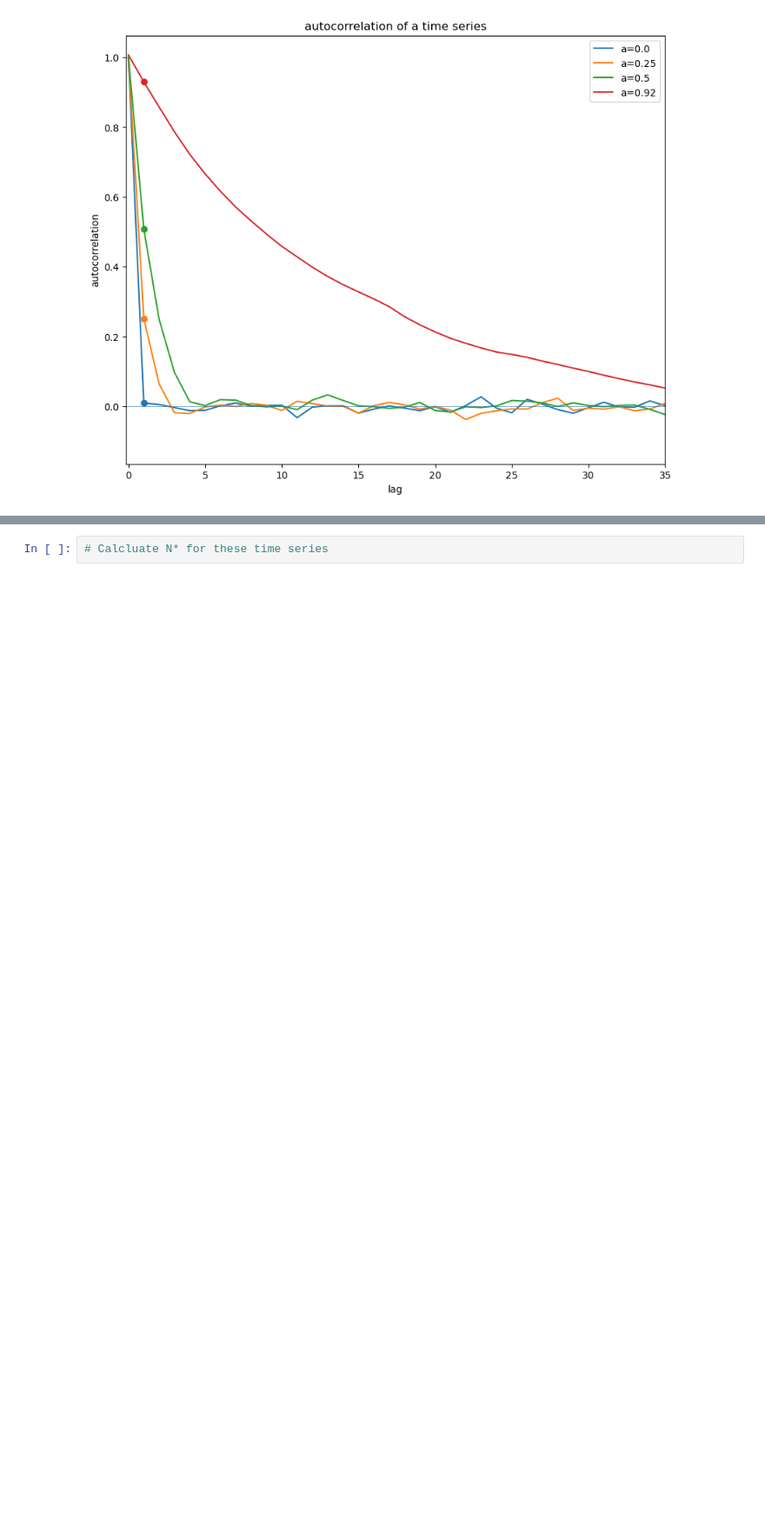
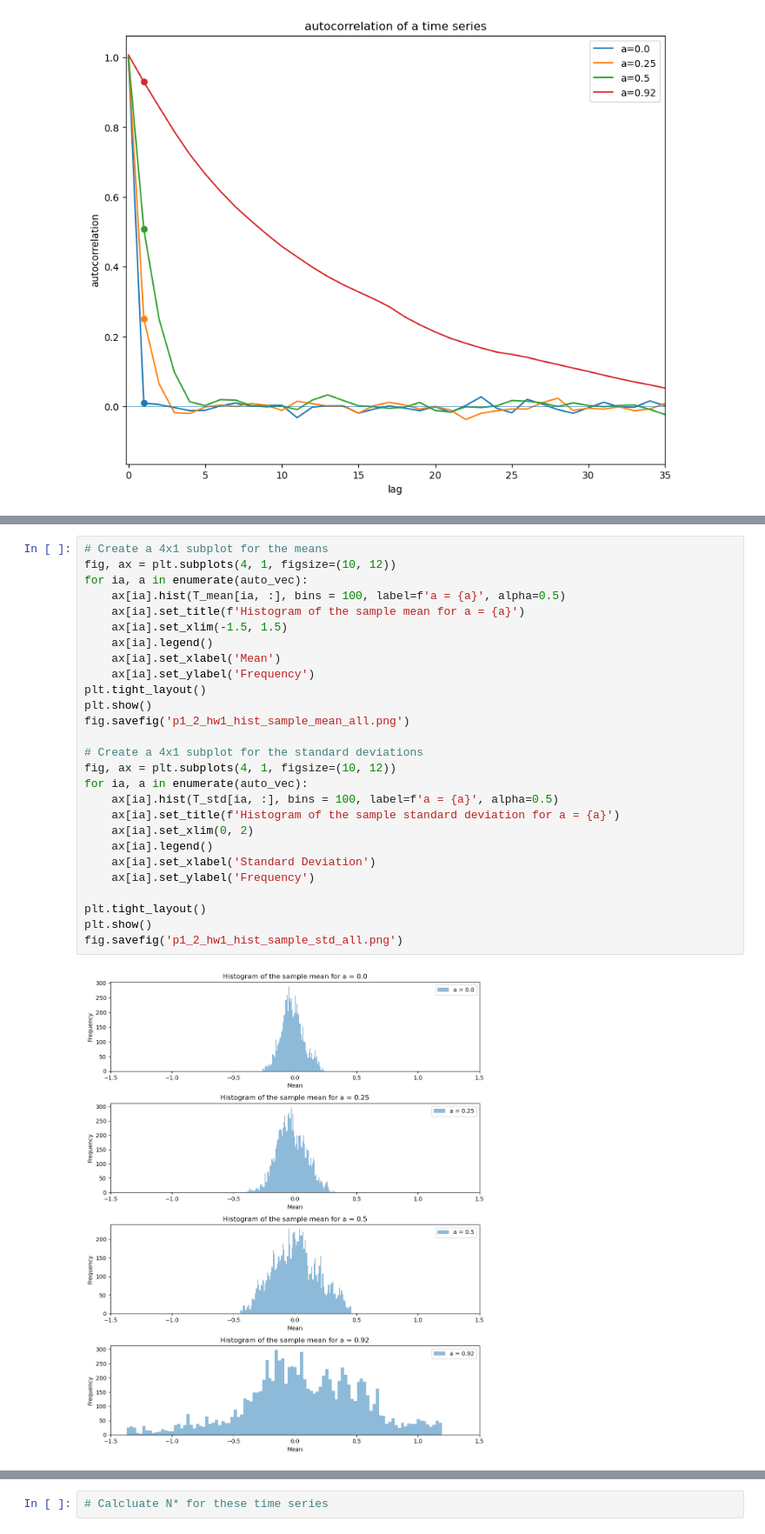
Before and after one commit to masoud-akbarzadeh/Objective_analysis_HW, a Jupyter notebook: hw3_Obj_A/hw3_pr1_obj_a.ipynb, the cells around one changed output, grey strips where cells are left out. Shown at 87% size. Saved outputs shown, nothing was run; the diff lists cells and outputs as text; blank space fills up the shorter version.

```diff
--- a/hw3_Obj_A/hw3_pr1_obj_a.ipynb
+++ b/hw3_Obj_A/hw3_pr1_obj_a.ipynb
@@ -141,0 +201,29 @@ for ia, a in enumerate(auto_vec):
+# %%
+# Create a 4x1 subplot for the means
+fig, ax = plt.subplots(4, 1, figsize=(10, 12))
+for ia, a in enumerate(auto_vec):
+    ax[ia].hist(T_mean[ia, :], bins = 100, label=f'a = {a}', alpha=0.5)
+    ax[ia].set_title(f'Histogram of the sample mean for a = {a}')
+    ax[ia].set_xlim(-1.5, 1.5)
+    ax[ia].legend()
+    ax[ia].set_xlabel('Mean')
+    ax[ia].set_ylabel('Frequency')
+plt.tight_layout()
+plt.show()
+fig.savefig('p1_2_hw1_hist_sample_mean_all.png')
+
+# Create a 4x1 subplot for the standard deviations
+fig, ax = plt.subplots(4, 1, figsize=(10, 12))
+for ia, a in enumerate(auto_vec):
+    ax[ia].hist(T_std[ia, :], bins = 100, label=f'a = {a}', alpha=0.5)
+    ax[ia].set_title(f'Histogram of the sample standard deviation for a = {a}')
+    ax[ia].set_xlim(0, 2)
+    ax[ia].legend()
+    ax[ia].set_xlabel('Standard Deviation')
+    ax[ia].set_ylabel('Frequency')
+
+plt.tight_layout()
+plt.show()
+fig.savefig('p1_2_hw1_hist_sample_std_all.png')
+# %% [output]
+[figure, added]
```
Also changed, not shown: parts of 11 cells of this notebook, 12 other files.
